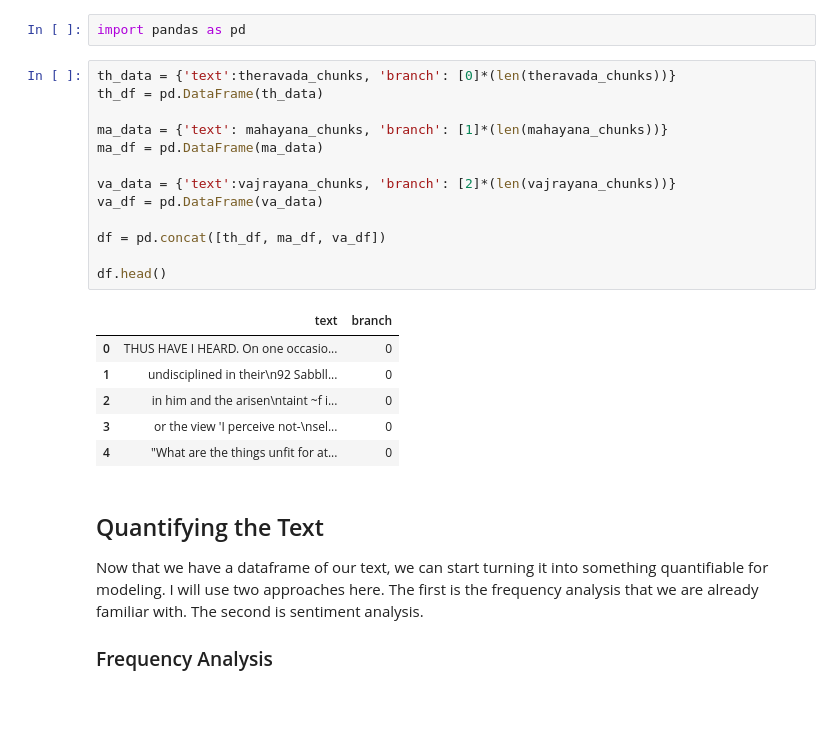
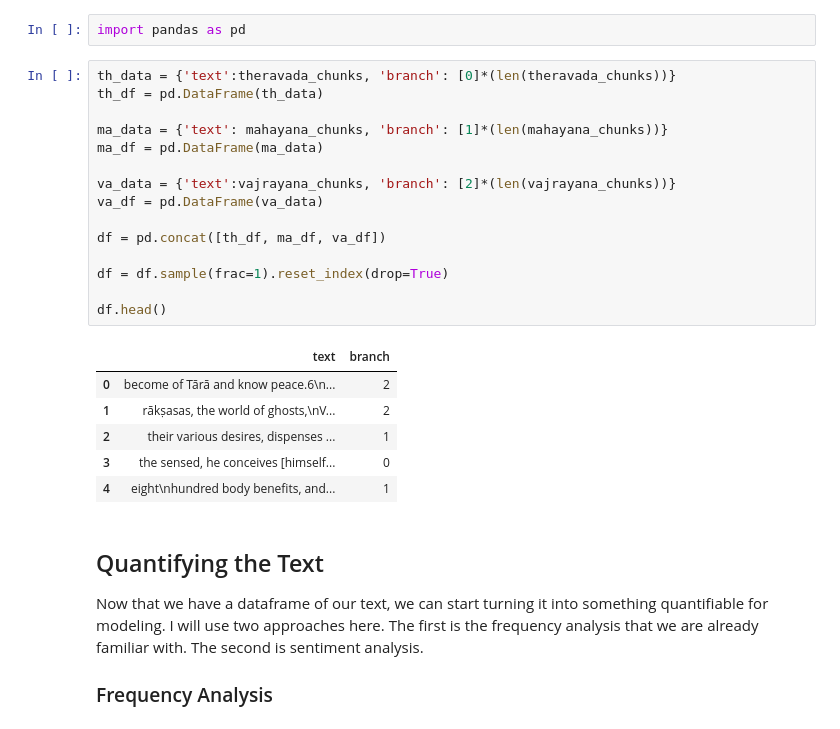
Before and after one commit to billingsmoore/unsupervised-scripture-classification, a Jupyter notebook: scripture-classification.ipynb, the cells around one changed output. Drawn from its saved outputs; the diff is of its cells as text.

```diff
--- a/scripture-classification.ipynb
+++ b/scripture-classification.ipynb
@@ -52,23 +52,25 @@ import pandas as pd
 # %%
 th_data = {'text':theravada_chunks, 'branch': [0]*(len(theravada_chunks))}
 th_df = pd.DataFrame(th_data)
 
 ma_data = {'text': mahayana_chunks, 'branch': [1]*(len(mahayana_chunks))}
 ma_df = pd.DataFrame(ma_data)
 
 va_data = {'text':vajrayana_chunks, 'branch': [2]*(len(vajrayana_chunks))}
 va_df = pd.DataFrame(va_data)
 
 df = pd.concat([th_df, ma_df, va_df])
 
+df = df.sample(frac=1).reset_index(drop=True)
+
 df.head()
 # %% [output]
 |  | text | branch |
-| 0 | THUS HAVE I HEARD. On one occasio... | 0 |
-| 1 | undisciplined in their\n92 Sabbll... | 0 |
-| 2 | in him and the arisen\ntaint ~f i... | 0 |
-| 3 | or the view 'I perceive not-\nsel... | 0 |
-| 4 | "What are the things unfit for at... | 0 |
+| 0 | become of Tārā and know peace.6\n... | 2 |
+| 1 | rākṣasas, the world of ghosts,\nV... | 2 |
+| 2 | their various desires, dispenses ... | 1 |
+| 3 | the sensed, he conceives [himself... | 0 |
+| 4 | eight\nhundred body benefits, and... | 1 |
 # %% [markdown]
 ## Quantifying the Text
 Now that we have a dataframe of our text, we can start turning it into something quantifiable for modeling. I will use two approaches here. The first is the frequency analysis that we are already familiar with. The second is sentiment analysis.
```
Also changed, not shown: parts of 38 cells of this notebook.
